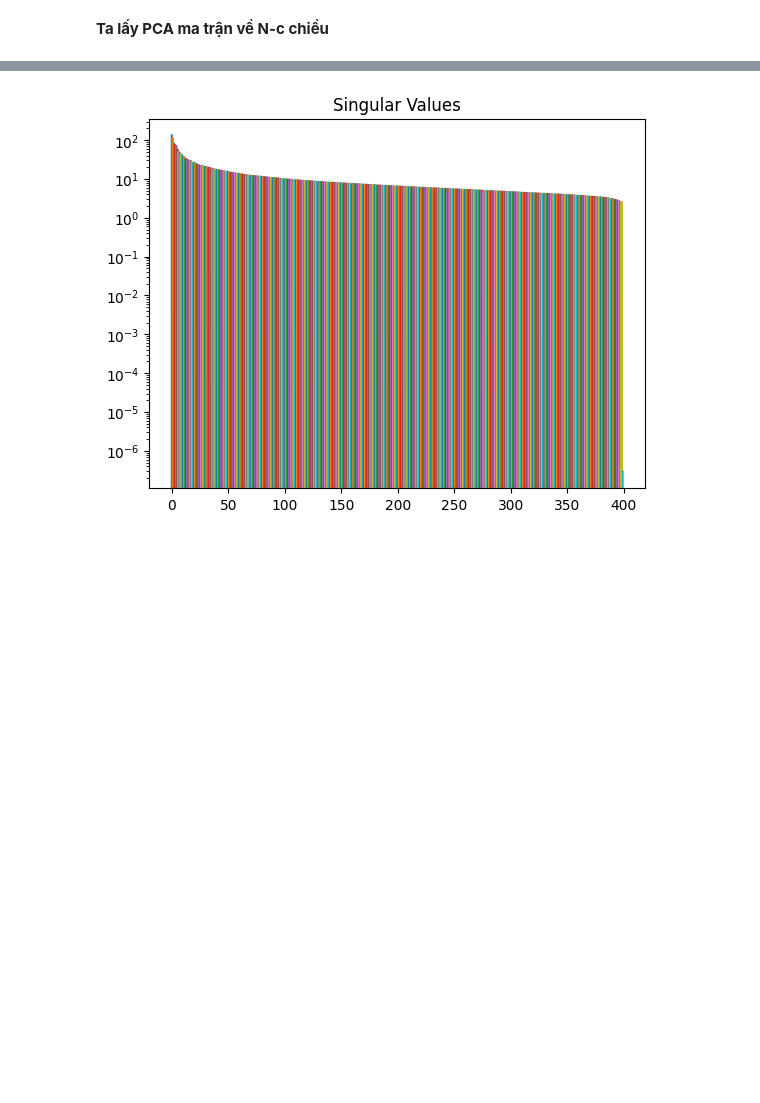
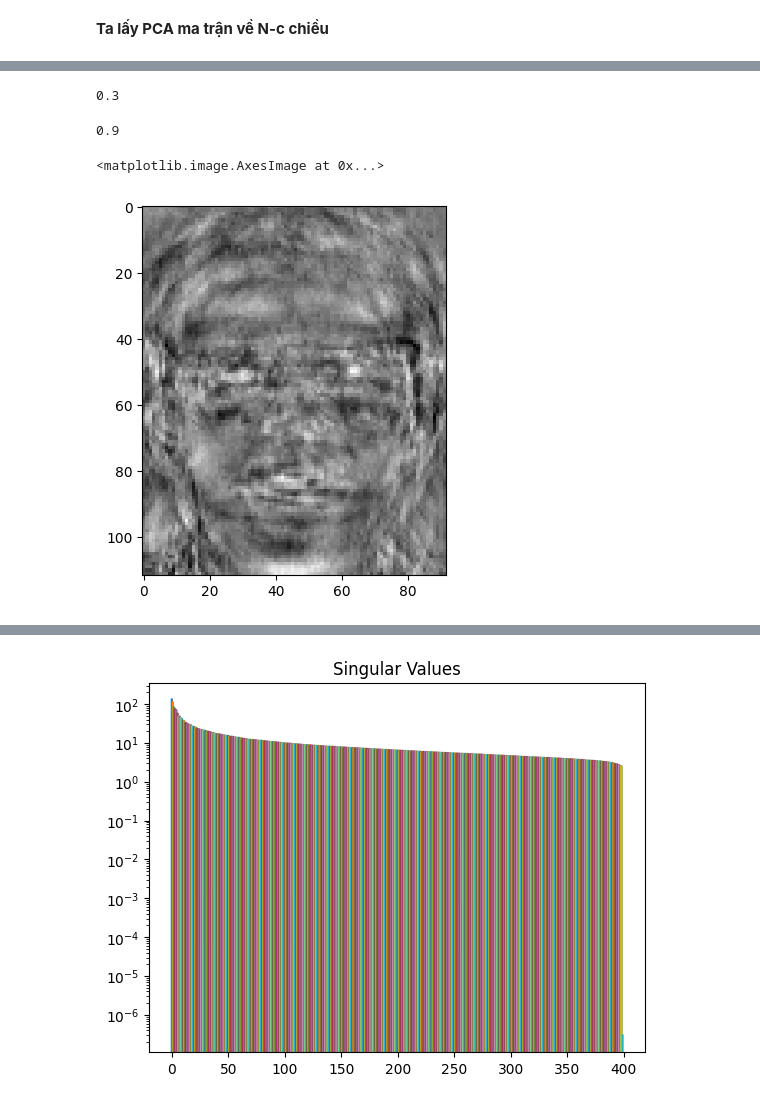
Before and after one commit to tincuri/BTLdstt, a Jupyter notebook: dstt.ipynb, the cells around one changed output, grey strips where cells are left out. Saved outputs shown, nothing was run; the diff lists cells and outputs as text; code cells hidden in the pictures; blank space fills up the shorter version.

```diff
--- a/dstt.ipynb
+++ b/dstt.ipynb
@@ -220,11 +253,11 @@ np.int64(39)
 for i in range(num_class):
     if i == 0:
         Xw = ClassMatrix(i+1) - MeanClassFace(i+1)
-        Xw2 = U_reduced.T @ Xw
+        Xw2 = W_pca.T @ Xw
         Sw = Xw2 @ Xw2.T
     else:
         Xw = ClassMatrix(i+1) - MeanClassFace(i+1)
-        Xw2 = U_reduced.T @ Xw
+        Xw2 = W_pca.T @ Xw
         Sw += Xw2 @ Xw2.T
-Sw.shape
+W_pca.shape
 # %% [output]
@@ -234,5 +267,6 @@ np.int64(360)
 U, S, Vt = np.linalg.svd(np.linalg.inv(Sw) @ Sb)
 #Giảm các ma trận về số chiều cần dùng (rank của Sb)
 dim = np.linalg.matrix_rank(Sb)
-U_ff= U[:, dim]
-S_ff= np.diag(S[0:dim])
+W_lda= U[:, :dim]
+S_lda= np.diag(S[0:dim])
+W_lda.shape
@@ -238,0 +275,3 @@ S_ff= np.diag(S[0:dim])
+# %%
+W_opt=W_pca @ W_lda
+W_opt.shape
@@ -238,0 +280,3 @@ S_ff= np.diag(S[0:dim])
+# %%
+im = Image.open("9.pgm")
+ProcessImage(im)
@@ -238,0 +338,25 @@ S_ff= np.diag(S[0:dim])
+# %%
+#Let the input be the 9th and 10th image of each class
+#Let S be the counter for success classify attempt
+S = 0
+#Let T be the total amouth of attempt
+T = num_class*2
+for i in range(num_class):
+    for j in [9,10]:
+        if EigenClassify(f"archive\\s{i+1}\\{j}.pgm") == i+1:
+            S+=1
+S/T
+# %% [output]
+0.3
+# %%
+#Let S be the counter for success classify attempt
+S = 0
+#Let T be the total amouth of attempt
+T = num_class*2
+for i in range(num_class):
+    for j in [9,10]:
+        if FisherClassify(f"archive\\s{i+1}\\{j}.pgm") == i+1:
+            S+=1
+S/T
+# %% [output]
+0.9
@@ -239,3 +367,9 @@ S_ff= np.diag(S[0:dim])
+# %%
+plt.imshow(im.reshape((Height, Width)), cmap=plt.cm.gray)
+plt.imshow(W_opt[:,1].reshape((Height,Width)), cmap=plt.cm.gray)
+# %% [output]
+<matplotlib.image.AxesImage at 0x...>
+[figure, added]
 # %%
 plt.figure()
 img = ProcessImage(Image.open("18.JPG"))
```
Also changed, not shown: parts of 35 cells of this notebook.
